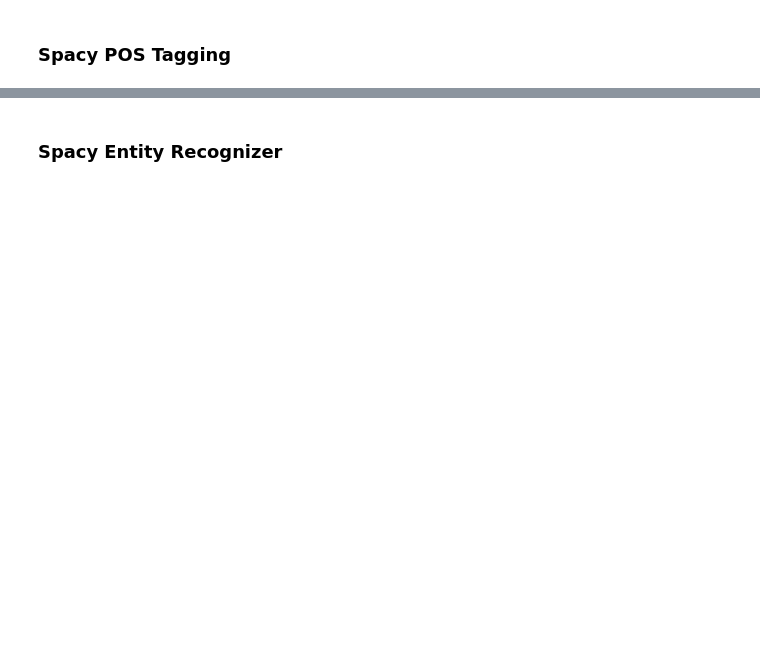
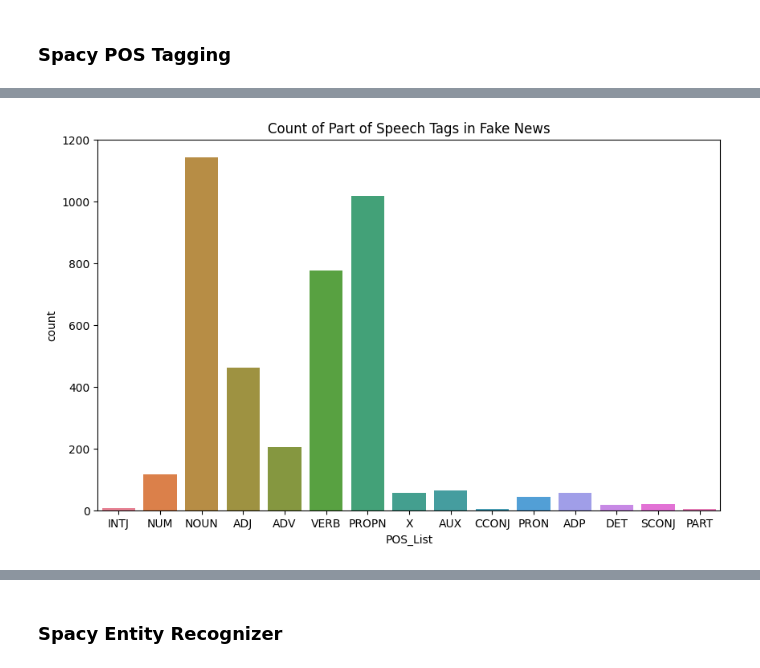
Before and after one commit to DataScienceAndEngineering/machine-learning-dse-i210-final-project-fake-news, a Jupyter notebook: notebooks/Esther_Spacy.ipynb, the cells around one changed output, grey strips where cells are left out. Cells and saved outputs as stored; diff of their text form; code cells hidden in the pictures; blank space fills up the shorter version.

```diff
--- a/notebooks/Esther_Spacy.ipynb
+++ b/notebooks/Esther_Spacy.ipynb
@@ -151,2 +154,5 @@ print(df.head())
 # %% [markdown]
 ### Spacy POS Tagging
+# %%
+# do pos tagging and convert it into a dictionary
+sampled_df['pos_tag_dict'] = sampled_df['Content'].apply(lambda text: {token.text: token.pos_ for token in nlp(text)})
@@ -153,3 +168,2 @@ print(df.head())
 # %%
-def pos_df(df):
-    df['pos_tag'] = df['Tokens'].apply(lambda tokens: [token.pos_ for token in tokens])
+sampled_df['POS_List'] = sampled_df['Content'].apply(lambda text: [token.pos_ for token in nlp(text)])
@@ -161,0 +181,3 @@ displacy.render(doc, style='dep')
+# %%
+pos_df = sampled_df.explode('POS_List')
+pos_df.head()
@@ -161,0 +191,3 @@ displacy.render(doc, style='dep')
+# %%
+pos_fake_df = pos_df[pos_df['Type'] == 'fake']
+pos_fake_df['Type'].head()
@@ -161,0 +254,7 @@ displacy.render(doc, style='dep')
+# %%
+plt.figure(figsize=(10, 6))
+sns.countplot(data=pos_fake_df, x='POS_List', hue='POS_List')
+plt.title('Count of Part of Speech Tags in Fake News')
+plt.show()
+# %% [output]
+[figure, added]
```
Also changed, not shown: parts of 56 cells of this notebook, 3 other files.
